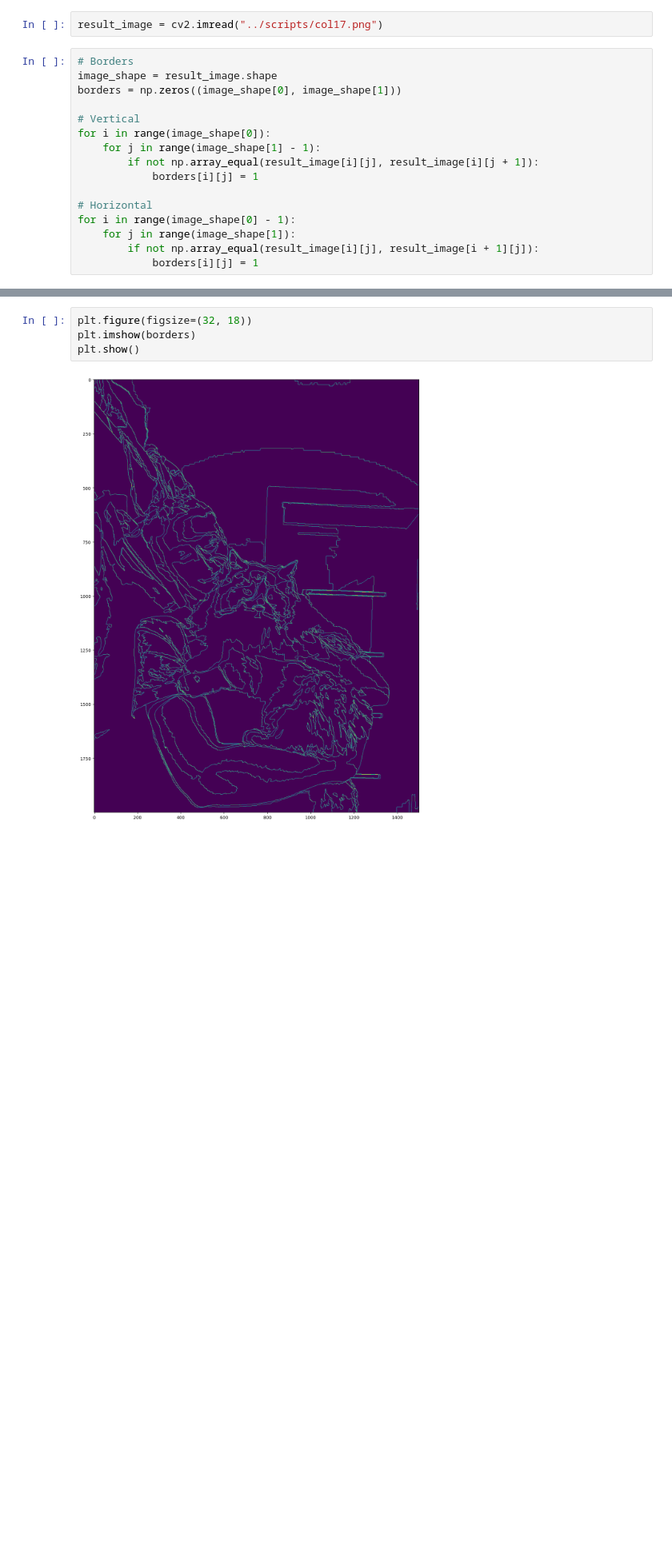
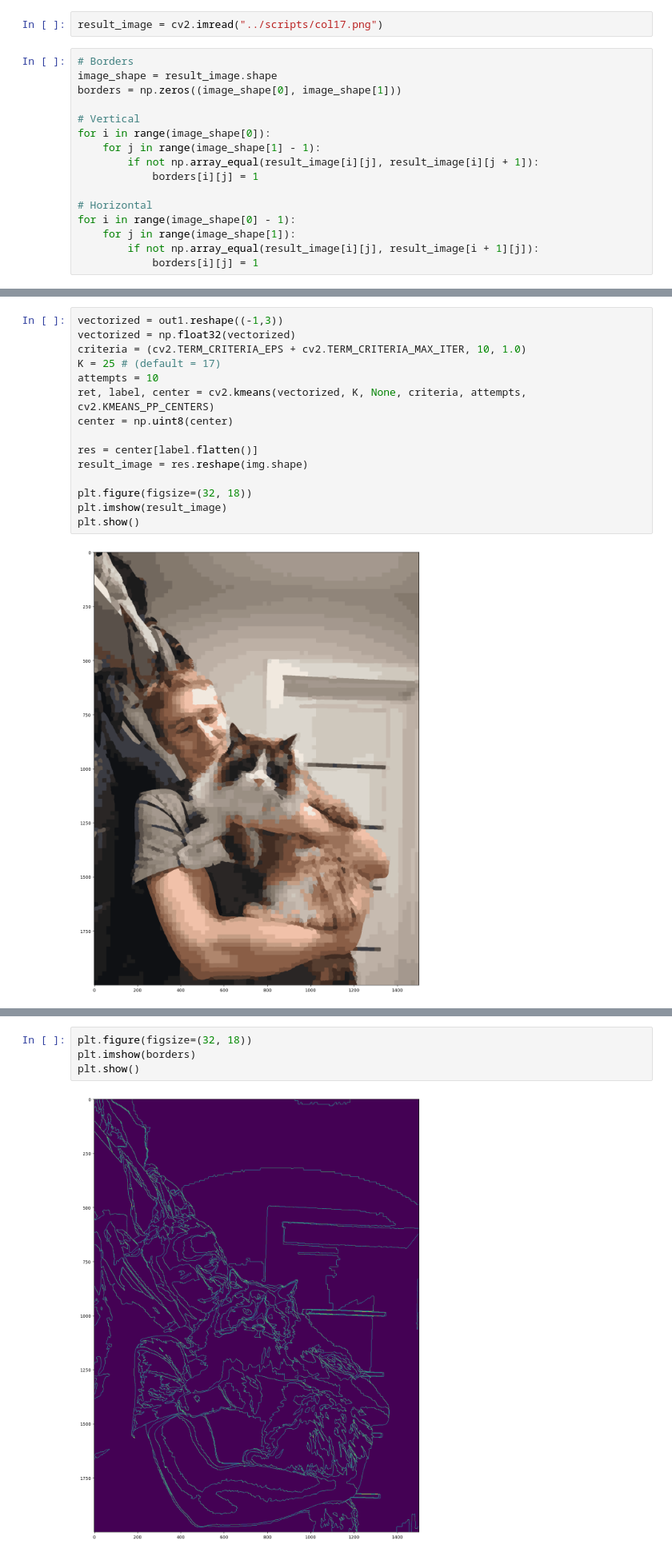
Before and after one commit to Group-Project-2024/We-Will-See, a Jupyter notebook: scripts/testing.ipynb, the cells around one changed output, grey strips where cells are left out. Shown at 80% size. Cells and saved outputs as stored; diff of their text form; blank space fills up the shorter version.

```diff
--- a/scripts/testing.ipynb
+++ b/scripts/testing.ipynb
@@ -112,0 +127,17 @@ for i in range(image_shape[0] - 1):
+# %%
+vectorized = out1.reshape((-1,3))
+vectorized = np.float32(vectorized)
+criteria = (cv2.TERM_CRITERIA_EPS + cv2.TERM_CRITERIA_MAX_ITER, 10, 1.0)
+K = 25 # (default = 17)
+attempts = 10
+ret, label, center = cv2.kmeans(vectorized, K, None, criteria, attempts, cv2.KMEANS_PP_CENTERS)
+center = np.uint8(center)
+
+res = center[label.flatten()]
+result_image = res.reshape(img.shape)
+
+plt.figure(figsize=(32, 18))
+plt.imshow(result_image)
+plt.show()
+# %% [output]
+[figure, added]
```
Also changed, not shown: parts of 10 cells of this notebook.
